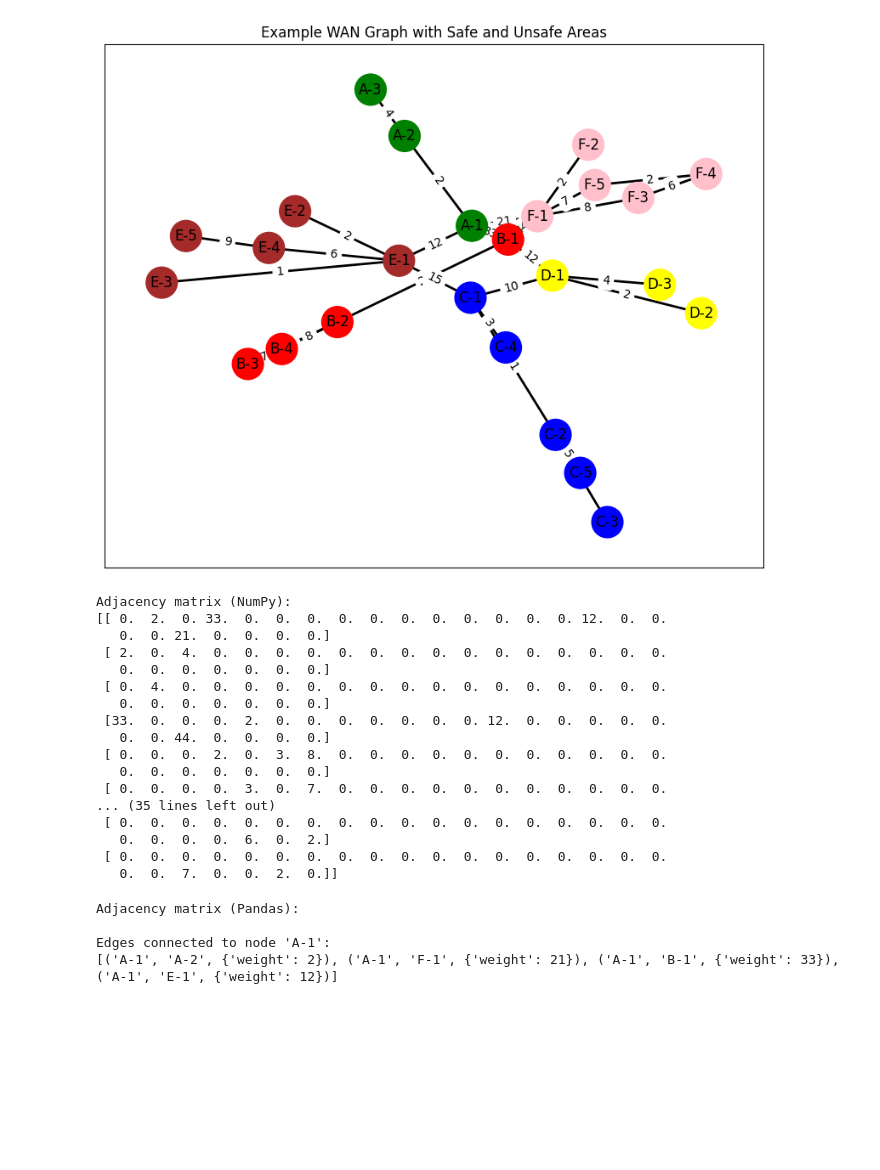
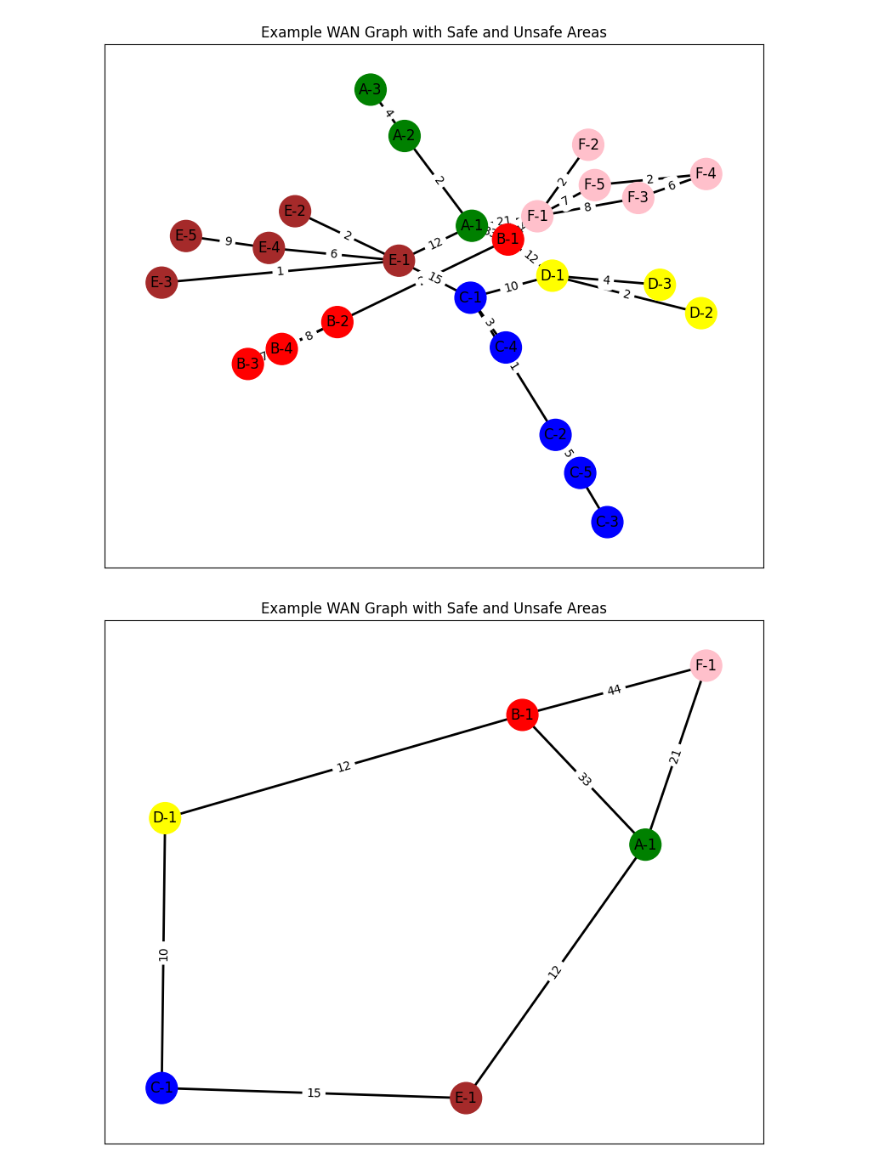
Before and after one commit to tohidnoori/simple-pathfinding-graph-project, a Jupyter notebook: program.ipynb, the cells around one changed output. Drawn from its saved outputs; the diff is of its cells as text; code cells hidden in the pictures; blank space fills up the shorter version.

```diff
--- a/program.ipynb
+++ b/program.ipynb
@@ -105,37 +71,44 @@ plt.show()
 # %% [output]
 [figure]
+# %%
+def plot_Graph(G):
+    plt.figure(figsize=(10, 8))
+    pos = nx.spring_layout(G, seed=5)  # positions for all nodes
+
+    # Draw nodes with different colors for safe and unsafe areas
+    color_map =[]
+    for node, data in G.nodes(data=True):
+        if 'A-' in data['area']:
+            color_map.append('green')
+        elif 'B-' in data['area']:
+            color_map.append('red')
+        elif 'C-' in data['area']:
+            color_map.append('blue')
+        elif 'D-' in data['area']:
+            color_map.append('yellow')
+        elif 'E-' in data['area']:
+            color_map.append('brown')
+        elif 'F-' in data['area']:
+            color_map.append('pink')
+
+    nx.draw_networkx_nodes(G, pos, node_color=color_map, node_size=700)
+
+    # Draw edges
+    nx.draw_networkx_edges(G, pos, edgelist=G.edges(), width=2)
+
+    # Draw edge labels (weights)
+    edge_labels = nx.get_edge_attributes(G, 'weight')
+    nx.draw_networkx_edge_labels(G, pos, edge_labels=edge_labels)
+
+    # Draw labels
+    nx.draw_networkx_labels(G, pos, font_size=12, font_family='sans-serif')
+
+    # Show the plot
+    plt.title('Example WAN Graph with Safe and Unsafe Areas')
+    plt.show()
 # %%
-adj_matrix_df = nx.to_pandas_adjacency(G, weight='weight')
-adj_matrix = nx.to_numpy_array(G, weight='weight')
-print("\nAdjacency matrix (NumPy):")
-print(adj_matrix)
+gateway_nodes = [node for node, data in G.nodes(data=True) if data.get('label') == 'Gateway']
+G_gateway = G.subgraph(gateway_nodes)
+plot_Graph(G_gateway)
 # %% [output]
-Adjacency matrix (NumPy):
-[[ 0.  2.  0. 33.  0.  0.  0.  0.  0.  0.  0.  0.  0.  0.  0. 12.  0.  0.
-   0.  0. 21.  0.  0.  0.  0.]
- [ 2.  0.  4.  0.  0.  0.  0.  0.  0.  0.  0.  0.  0.  0.  0.  0.  0.  0.
-   0.  0.  0.  0.  0.  0.  0.]
- [ 0.  4.  0.  0.  0.  0.  0.  0.  0.  0.  0.  0.  0.  0.  0.  0.  0.  0.
-   0.  0.  0.  0.  0.  0.  0.]
- [33.  0.  0.  0.  2.  0.  0.  0.  0.  0.  0.  0. 12.  0.  0.  0.  0.  0.
-   0.  0. 44.  0.  0.  0.  0.]
- [ 0.  0.  0.  2.  0.  3.  8.  0.  0.  0.  0.  0.  0.  0.  0.  0.  0.  0.
-   0.  0.  0.  0.  0.  0.  0.]
- [ 0.  0.  0.  0.  3.  0.  7.  0.  0.  0.  0.  0.  0.  0.  0.  0.  0.  0.
-... (35 lines left out)
- [ 0.  0.  0.  0.  0.  0.  0.  0.  0.  0.  0.  0.  0.  0.  0.  0.  0.  0.
-   0.  0.  0.  0.  6.  0.  2.]
- [ 0.  0.  0.  0.  0.  0.  0.  0.  0.  0.  0.  0.  0.  0.  0.  0.  0.  0.
-   0.  0.  7.  0.  0.  2.  0.]]
+[figure, added]
-# %%
-adj_matrix_df = nx.to_pandas_adjacency(G, weight='weight')
-print("\nAdjacency matrix (Pandas):")
-newG = nx.Graph()
-edges_of_node_A1 = G.edges('A-1', data=True)
-print("\nEdges connected to node 'A-1':")
-print(edges_of_node_A1)
-# %% [output]
-Adjacency matrix (Pandas):
-
-Edges connected to node 'A-1':
-[('A-1', 'A-2', {'weight': 2}), ('A-1', 'F-1', {'weight': 21}), ('A-1', 'B-1', {'weight': 33}), ('A-1', 'E-1', {'weight': 12})]
```
Also changed, not shown: parts of 5 cells of this notebook.
